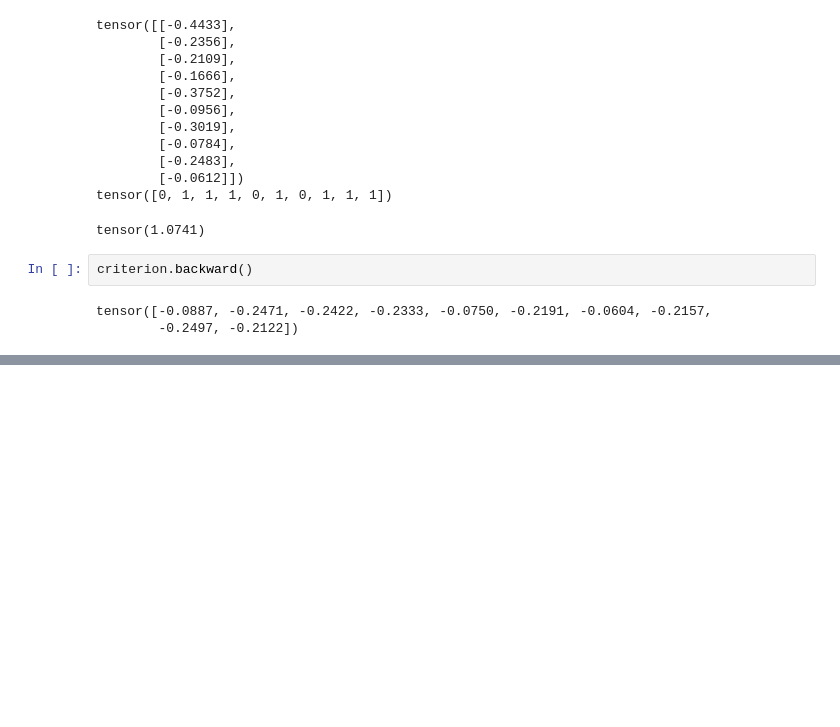
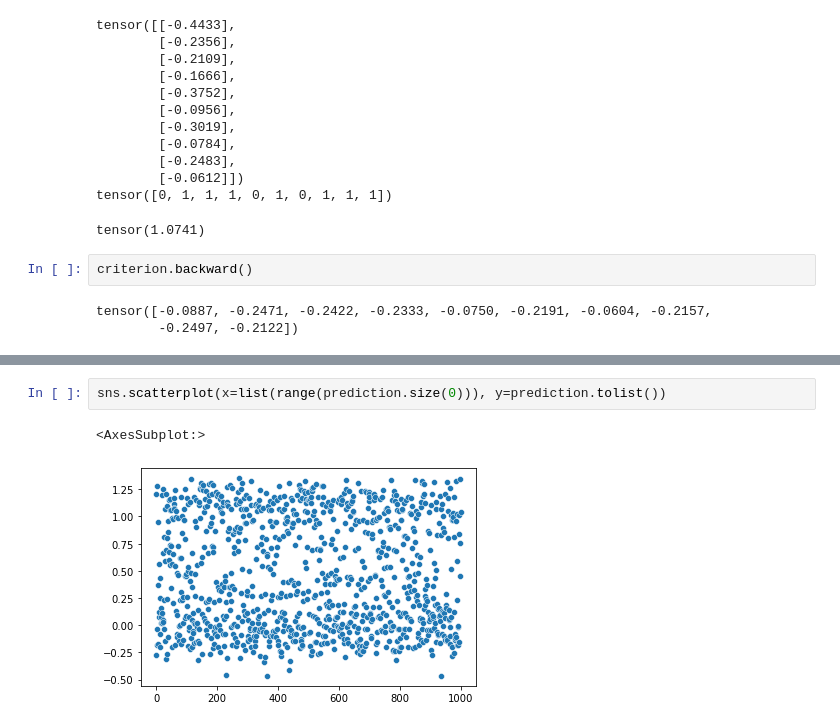
Before and after one commit to arnauddhaene/deep-learning-mini-projects-ee559, a Jupyter notebook: Proj2/notebooks/sandbox.ipynb, the cells around one changed output, grey strips where cells are left out. Cells and saved outputs as stored; diff of their text form; blank space fills up the shorter version.

```diff
--- a/Proj2/notebooks/sandbox.ipynb
+++ b/Proj2/notebooks/sandbox.ipynb
@@ -83,0 +205,5 @@ tensor([-0.0887, -0.2471, -0.2422, -0.2333, -0.0750, -0.2191, -0.0604, -0.2157,
+# %%
+sns.scatterplot(x=list(range(prediction.size(0))), y=prediction.tolist())
+# %% [output]
+<AxesSubplot:>
+[figure, added]
```
Also changed, not shown: parts of 19 cells of this notebook, 4 other files.
